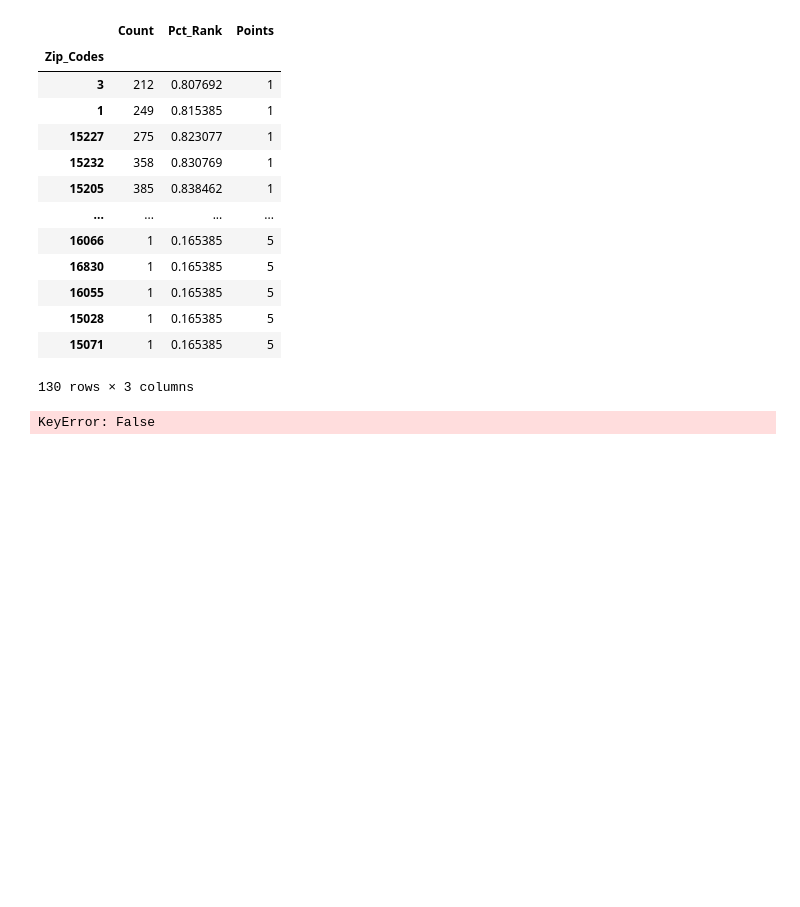
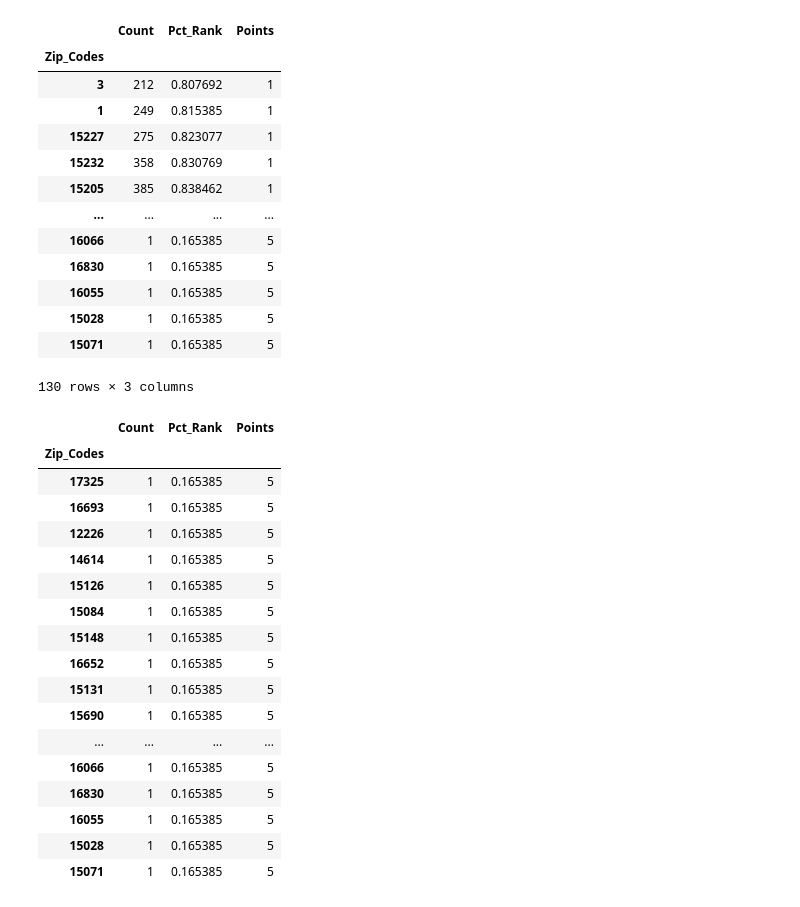
Before and after one commit to GrayCleric4/Final-Project, a Jupyter notebook: Gray'sData.ipynb, the cells around one changed output. Cells and saved outputs as stored; diff of their text form; code cells hidden in the pictures; blank space fills up the shorter version.

```diff
--- a/Gray'sData.ipynb
+++ b/Gray'sData.ipynb
@@ -109,7 +109,29 @@ zipcodeCounts.head(130)
 | 15028 | 1 | 0.165385 | 5 |
 | 15071 | 1 | 0.165385 | 5 |
 130 rows × 3 columns
-# %%
-bestZips = zipcodeCounts.groupby(['Points'] == '1')
-# %% [output]
-KeyError: False
+# %%
+
+def filter_equal_to(x, threshold):
+    return x['Points'] == threshold
+
+bestZips = zipcodeCounts.groupby(zipcodeCounts.index).filter(filter_equal_to, threshold = '5')
+bestZips
+# %% [output]
+|  | Count | Pct_Rank | Points |
+| Zip_Codes |  |  |  |
+| 17325 | 1 | 0.165385 | 5 |
+| 16693 | 1 | 0.165385 | 5 |
+| 12226 | 1 | 0.165385 | 5 |
+| 14614 | 1 | 0.165385 | 5 |
+| 15126 | 1 | 0.165385 | 5 |
+| 15084 | 1 | 0.165385 | 5 |
+| 15148 | 1 | 0.165385 | 5 |
+| 16652 | 1 | 0.165385 | 5 |
+| 15131 | 1 | 0.165385 | 5 |
+| 15690 | 1 | 0.165385 | 5 |
+| ... | ... | ... | ... |
+| 16066 | 1 | 0.165385 | 5 |
+| 16830 | 1 | 0.165385 | 5 |
+| 16055 | 1 | 0.165385 | 5 |
+| 15028 | 1 | 0.165385 | 5 |
+| 15071 | 1 | 0.165385 | 5 |
```
Also changed, not shown: 2 other files.
